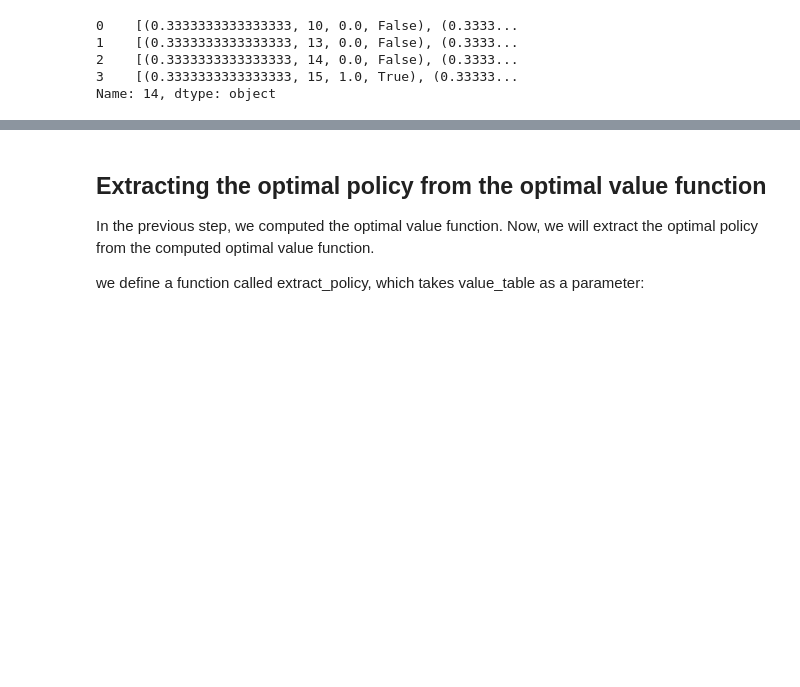
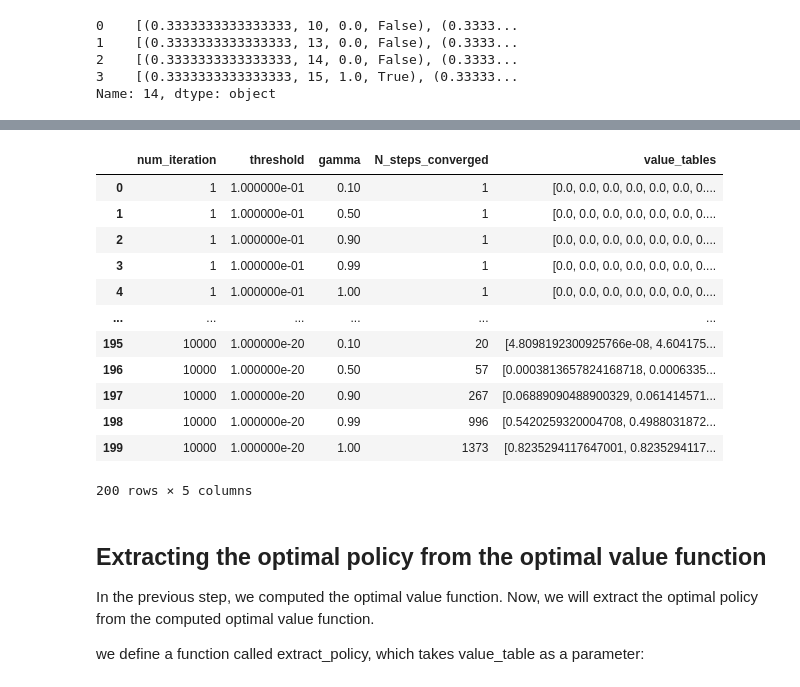
Before and after one commit to Ali-J-Fesharaki/Applied_ML_Course, a Jupyter notebook: ML-HW05/p3.ipynb, the cells around one changed output, grey strips where cells are left out. Saved outputs shown, nothing was run; the diff lists cells and outputs as text; code cells hidden in the pictures; blank space fills up the shorter version.

```diff
--- a/ML-HW05/p3.ipynb
+++ b/ML-HW05/p3.ipynb
@@ -66,10 +66,7 @@ a.iloc[:,14]
 Name: 14, dtype: object
 # %%
 
-num_iterations = 10000
-threshold = 1e-20
-gamma=1.0
-def value_iteration(env):
+def value_iteration(env,num_iterations,threshold,gamma):
     # Initialize the value table with zeros
     value_table = np.zeros(env.observation_space.n)
 
@@ -97,4 +94,17 @@ def value_iteration(env):
             print(f'Value iteration converged at iteration {i+1}.')
             break
 
-    return value_table
+    return value_table , i+1
+# %%
+num_iterations = [1,10,50,100,500,1000,5000,10000]
+thresholds = [1e-1,1e-5,1e-10,1e-15,1e-20]
+gammas=[0.1,0.5,0.9,0.99,1]
+value_tables = []
+num_converged=[]
+for num in num_iterations:
+    for threshold in thresholds:
+        for gamma in gammas:
+            value_table,num_iteration = value_iteration(env, num, threshold, gamma)
+            value_tables.append(value_table)
+            num_converged.append(num_iteration)
+            #print(f'Value table for num_iterations={num}, threshold={threshold}, gamma={gamma}:')
@@ -101,3 +129,27 @@ def value_iteration(env):
+# %%
+import pandas as pd
+import itertools
+test_tuples = list(itertools.product(num_iterations,thresholds,gammas))
+value_tables_df=pd.DataFrame(test_tuples,columns=['num_iteration','threshold','gamma'])
+value_tables_df['N_steps_converged']=num_converged
+value_tables_df['value_tables']=value_tables
+value_tables_df
+# import seaborn as sns
+# sns.heatmap(value_tables[189].reshape(4,4))
+# %% [output]
+|  | num_iteration | threshold | gamma | N_steps_converged | value_tables |
+| 0 | 1 | 1.000000e-01 | 0.10 | 1 | [0.0, 0.0, 0.0, 0.0, 0.0, 0.0, 0.... |
+| 1 | 1 | 1.000000e-01 | 0.50 | 1 | [0.0, 0.0, 0.0, 0.0, 0.0, 0.0, 0.... |
+| 2 | 1 | 1.000000e-01 | 0.90 | 1 | [0.0, 0.0, 0.0, 0.0, 0.0, 0.0, 0.... |
+| 3 | 1 | 1.000000e-01 | 0.99 | 1 | [0.0, 0.0, 0.0, 0.0, 0.0, 0.0, 0.... |
+| 4 | 1 | 1.000000e-01 | 1.00 | 1 | [0.0, 0.0, 0.0, 0.0, 0.0, 0.0, 0.... |
+| ... | ... | ... | ... | ... | ... |
+| 195 | 10000 | 1.000000e-20 | 0.10 | 20 | [4.8098192300925766e-08, 4.604175... |
+| 196 | 10000 | 1.000000e-20 | 0.50 | 57 | [0.0003813657824168718, 0.0006335... |
+| 197 | 10000 | 1.000000e-20 | 0.90 | 267 | [0.06889090488900329, 0.061414571... |
+| 198 | 10000 | 1.000000e-20 | 0.99 | 996 | [0.5420259320004708, 0.4988031872... |
+| 199 | 10000 | 1.000000e-20 | 1.00 | 1373 | [0.8235294117647001, 0.8235294117... |
+200 rows × 5 columns
 # %% [markdown]
 ## Extracting the optimal policy from the optimal value function
 
```
Also changed, not shown: parts of 7 cells of this notebook.
